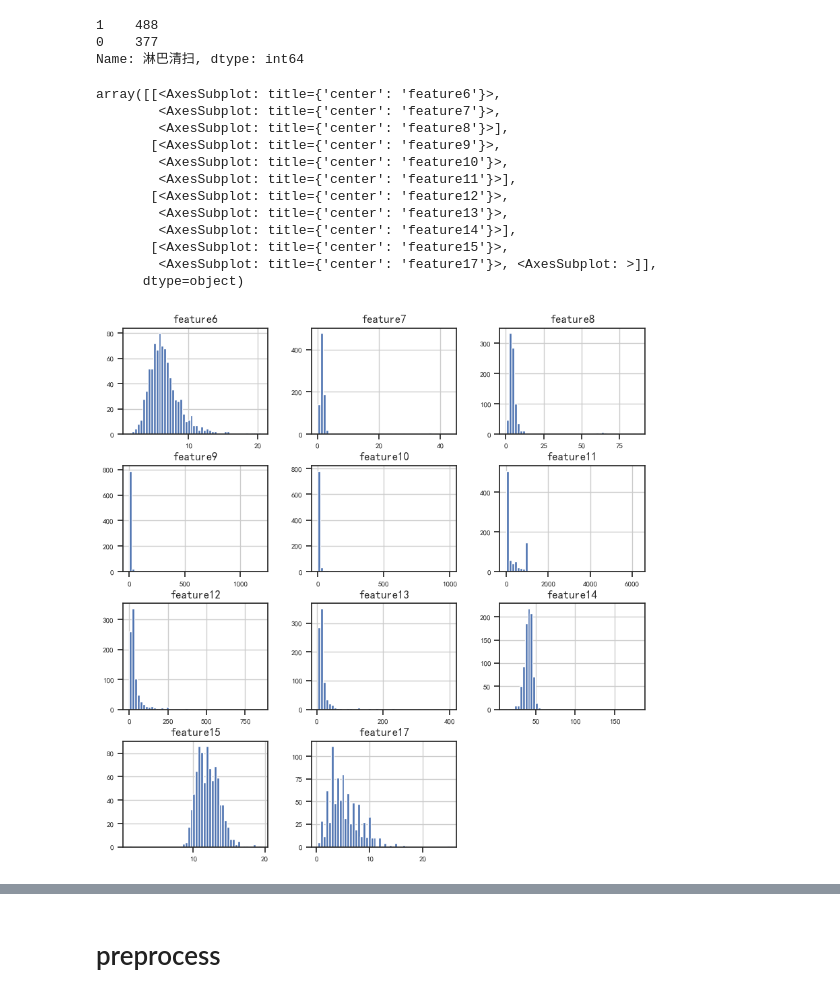
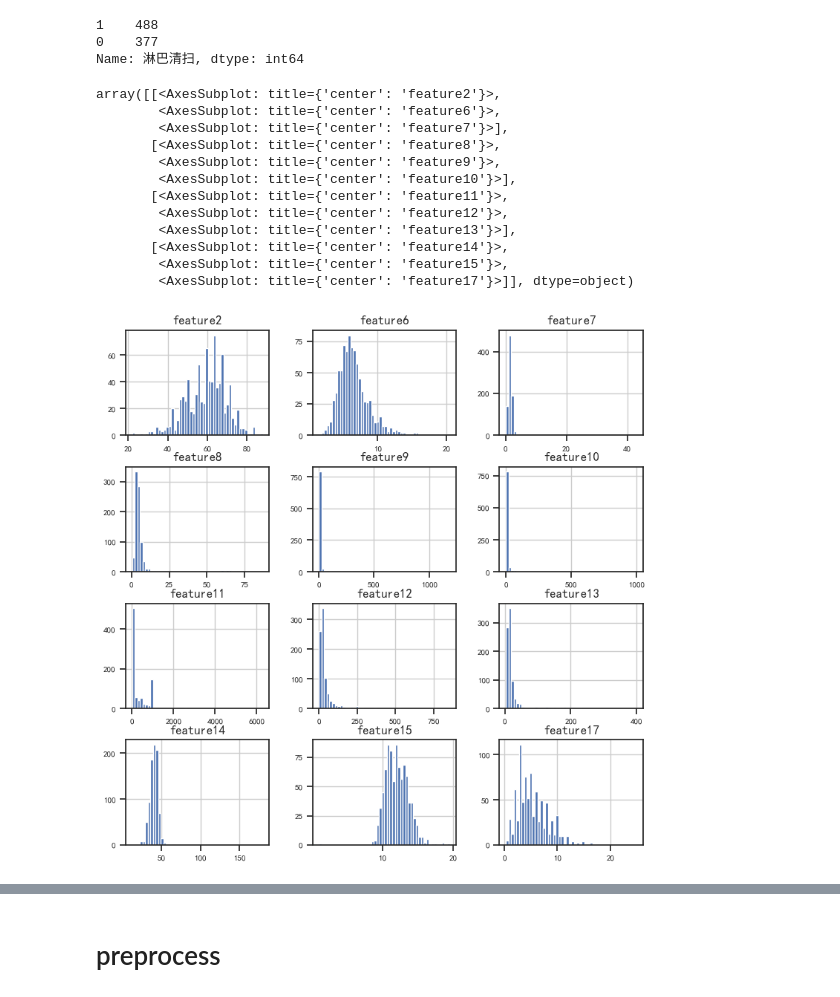
Before and after one commit to Parsonlee/TNM------, a Jupyter notebook: model copy.ipynb, the cells around one changed output, grey strips where cells are left out. Saved outputs shown, nothing was run; the diff lists cells and outputs as text; code cells hidden in the pictures.

```diff
--- a/model copy.ipynb
+++ b/model copy.ipynb
@@ -56,5 +56,6 @@ Data columns (total 21 columns):
 dtypes: float64(12), int64(9)
 memory usage: 148.7 KB
 # %%
+df['feature2'] = df['feature2'].astype('float64')
 df.select_dtypes('int64')
 # %% [output]
@@ -124,19 +125,20 @@ Name: 淋巴清扫, dtype: int64
 # %%
 numerical_ftr = df.iloc[:, 3:].select_dtypes('float64').columns
 categorical_ftr = df.iloc[:, 3:].select_dtypes('int64').columns
 
-df[numerical_ftr].hist(figsize=(10, 10), bins=50, xlabelsize=8, ylabelsize=8)
+# 直方图，x轴表示数据点的种类，y轴代表出现的次数
+df[numerical_ftr].hist(figsize=(9, 9), bins=50, xlabelsize=8, ylabelsize=8)
 # %% [output]
-array([[<AxesSubplot: title={'center': 'feature6'}>,
-        <AxesSubplot: title={'center': 'feature7'}>,
-        <AxesSubplot: title={'center': 'feature8'}>],
-       [<AxesSubplot: title={'center': 'feature9'}>,
-        <AxesSubplot: title={'center': 'feature10'}>,
-        <AxesSubplot: title={'center': 'feature11'}>],
-       [<AxesSubplot: title={'center': 'feature12'}>,
-        <AxesSubplot: title={'center': 'feature13'}>,
-        <AxesSubplot: title={'center': 'feature14'}>],
-       [<AxesSubplot: title={'center': 'feature15'}>,
-        <AxesSubplot: title={'center': 'feature17'}>, <AxesSubplot: >]],
-      dtype=object)
+array([[<AxesSubplot: title={'center': 'feature2'}>,
+        <AxesSubplot: title={'center': 'feature6'}>,
+        <AxesSubplot: title={'center': 'feature7'}>],
+       [<AxesSubplot: title={'center': 'feature8'}>,
+        <AxesSubplot: title={'center': 'feature9'}>,
+        <AxesSubplot: title={'center': 'feature10'}>],
+       [<AxesSubplot: title={'center': 'feature11'}>,
+        <AxesSubplot: title={'center': 'feature12'}>,
+        <AxesSubplot: title={'center': 'feature13'}>],
+       [<AxesSubplot: title={'center': 'feature14'}>,
+        <AxesSubplot: title={'center': 'feature15'}>,
+        <AxesSubplot: title={'center': 'feature17'}>]], dtype=object)
-[figure, old version]
+[figure, new version]
```
Also changed, not shown: parts of 3 cells of this notebook.
